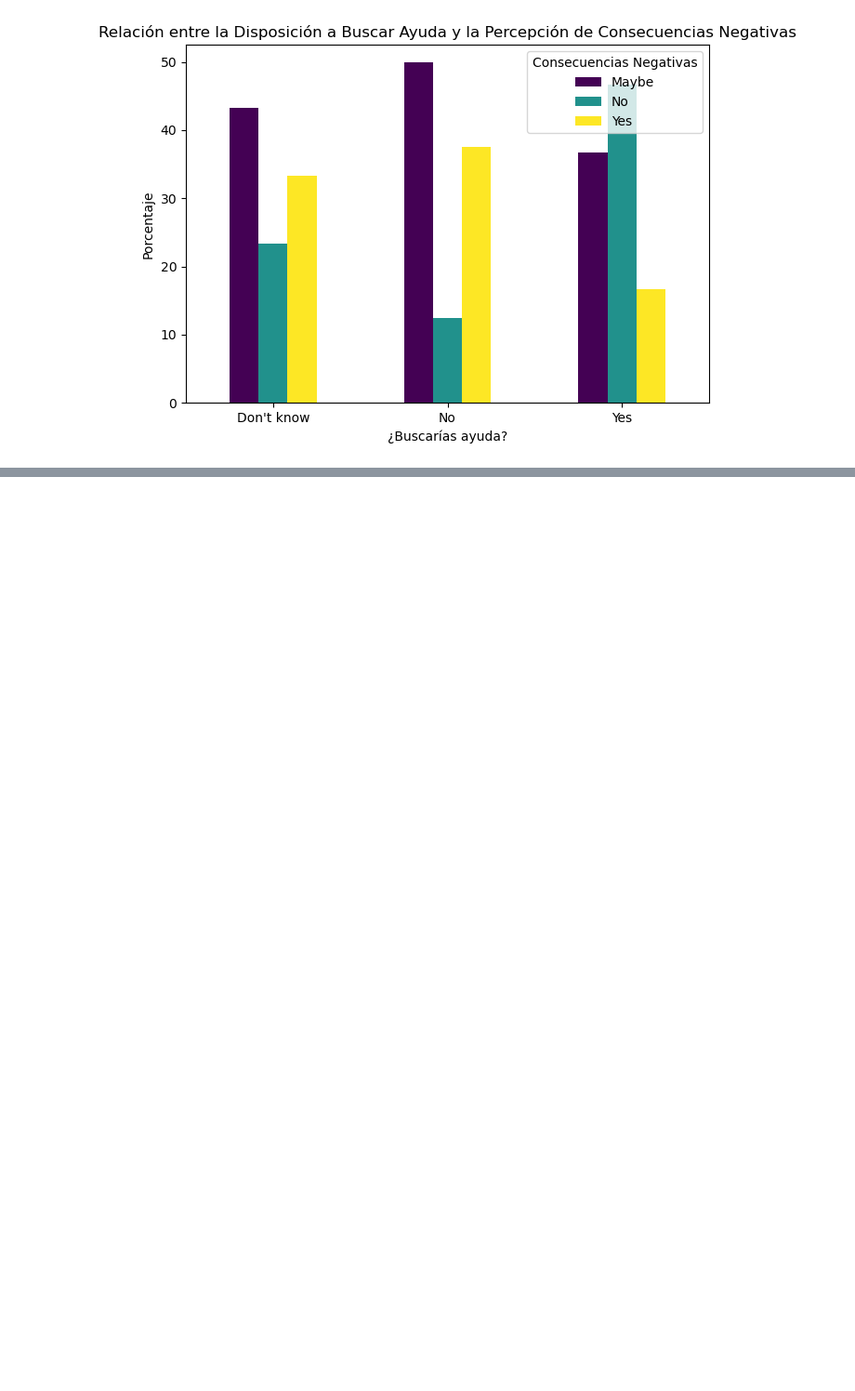
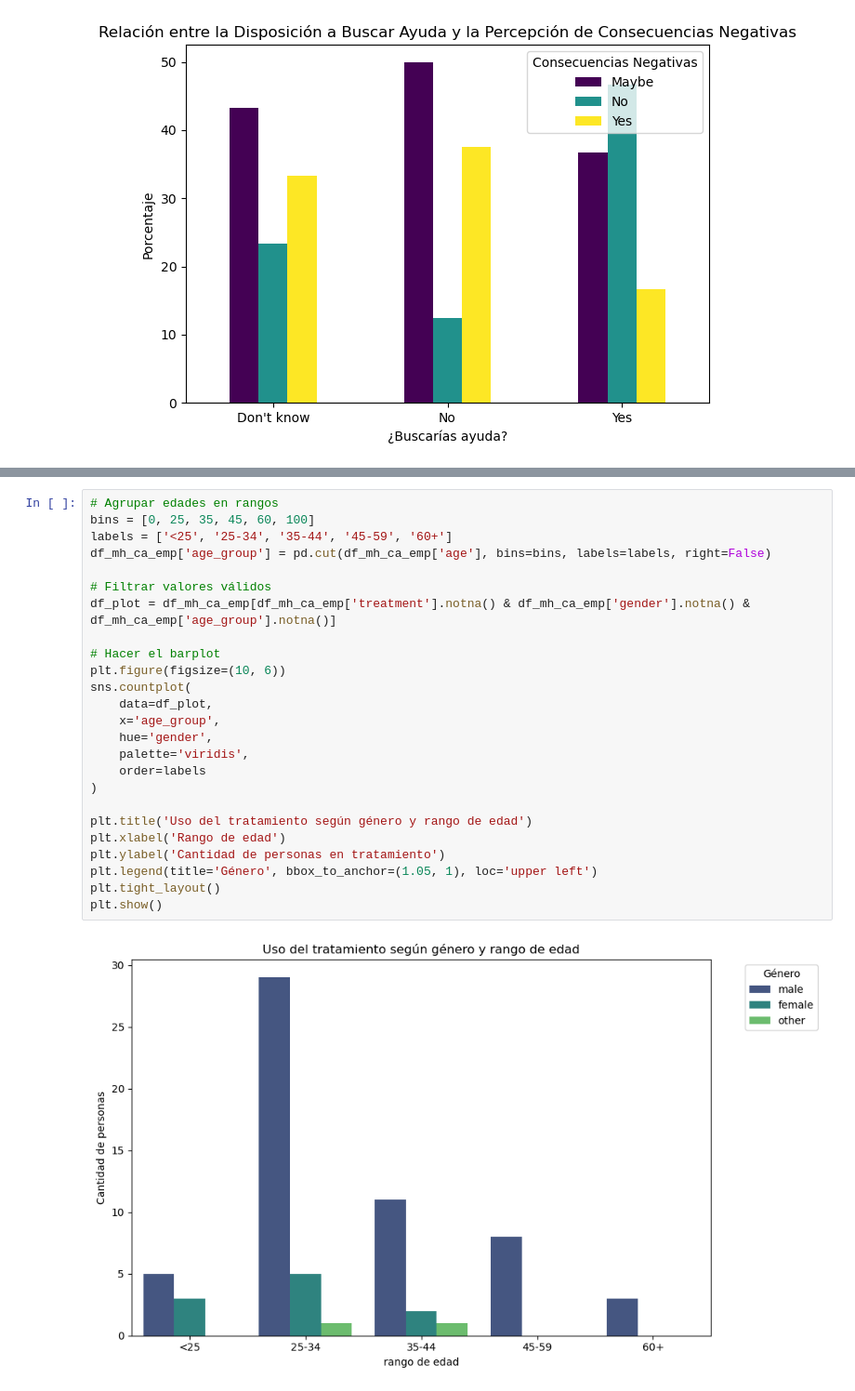
Before and after one commit to dianapgomez/mentalhealth_tableau, a Jupyter notebook: notebooks/data_set.ipynb, the cells around one changed output, grey strips where cells are left out. Shown at 93% size. Drawn from its saved outputs; the diff is of its cells as text; blank space fills up the shorter version.

```diff
--- a/notebooks/data_set.ipynb
+++ b/notebooks/data_set.ipynb
@@ -844,0 +888,27 @@ plt.show();
+# %%
+# Agrupar edades en rangos
+bins = [0, 25, 35, 45, 60, 100]
+labels = ['<25', '25-34', '35-44', '45-59', '60+']
+df_mh_ca_emp['age_group'] = pd.cut(df_mh_ca_emp['age'], bins=bins, labels=labels, right=False)
+
+# Filtrar valores válidos
+df_plot = df_mh_ca_emp[df_mh_ca_emp['treatment'].notna() & df_mh_ca_emp['gender'].notna() & df_mh_ca_emp['age_group'].notna()]
+
+# Hacer el barplot
+plt.figure(figsize=(10, 6))
+sns.countplot(
+    data=df_plot,
+    x='age_group',
+    hue='gender',
+    palette='viridis',
+    order=labels
+)
+
+plt.title('Uso del tratamiento según género y rango de edad')
+plt.xlabel('Rango de edad')
+plt.ylabel('Cantidad de personas en tratamiento')
+plt.legend(title='Género', bbox_to_anchor=(1.05, 1), loc='upper left')
+plt.tight_layout()
+plt.show()
+# %% [output]
+[figure, added]
```
Also changed, not shown: parts of 4 cells of this notebook.
